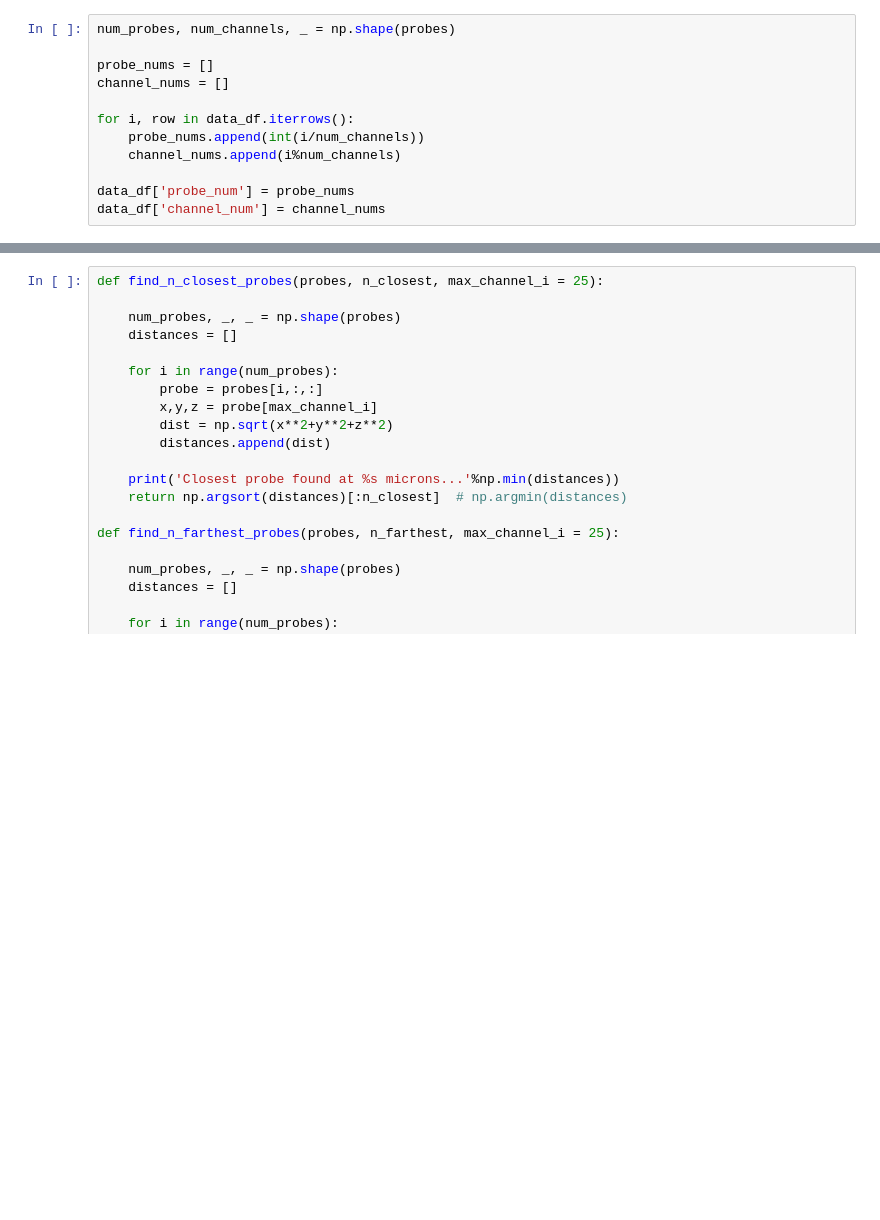
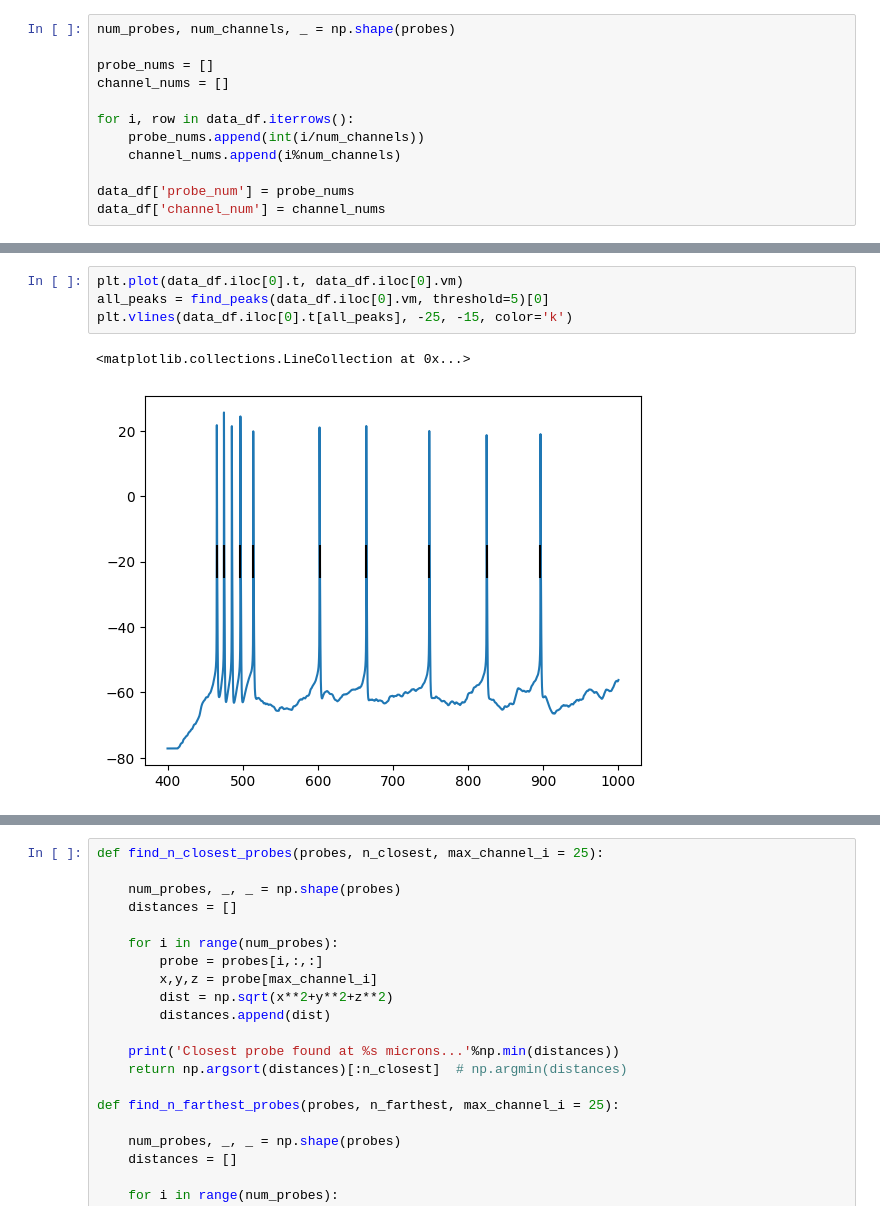
Before and after one commit to kedoxey/PyramidalCellSimulations, a Jupyter notebook: notebooks/figures/plot_linear_probes.ipynb, the cells around one changed output, grey strips where cells are left out. Cells and saved outputs as stored; diff of their text form; blank space fills up the shorter version.

Commit message:
code for verifing spikes and plotting linear probes

```diff
--- a/notebooks/figures/plot_linear_probes.ipynb
+++ b/notebooks/figures/plot_linear_probes.ipynb
@@ -48,0 +70,7 @@ data_df.head()
+# %%
+plt.plot(data_df.iloc[0].t, data_df.iloc[0].vm)
+all_peaks = find_peaks(data_df.iloc[0].vm, threshold=5)[0]
+plt.vlines(data_df.iloc[0].t[all_peaks], -25, -15, color='k')
+# %% [output]
+<matplotlib.collections.LineCollection at 0x...>
+[figure, added]
```
Also changed, not shown: parts of 19 cells of this notebook.
